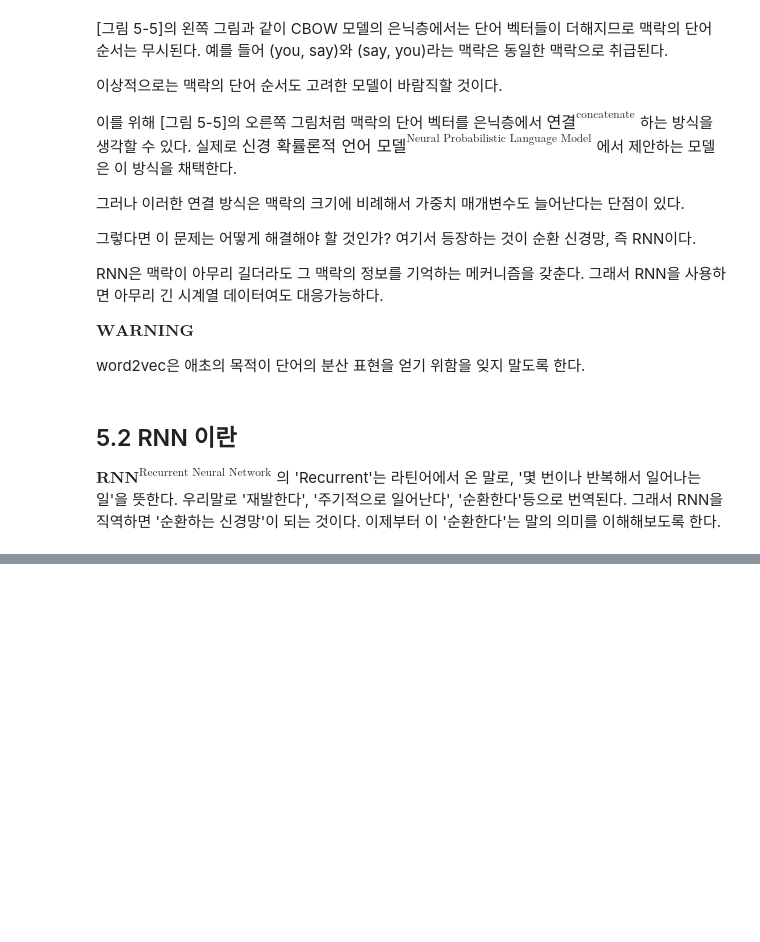
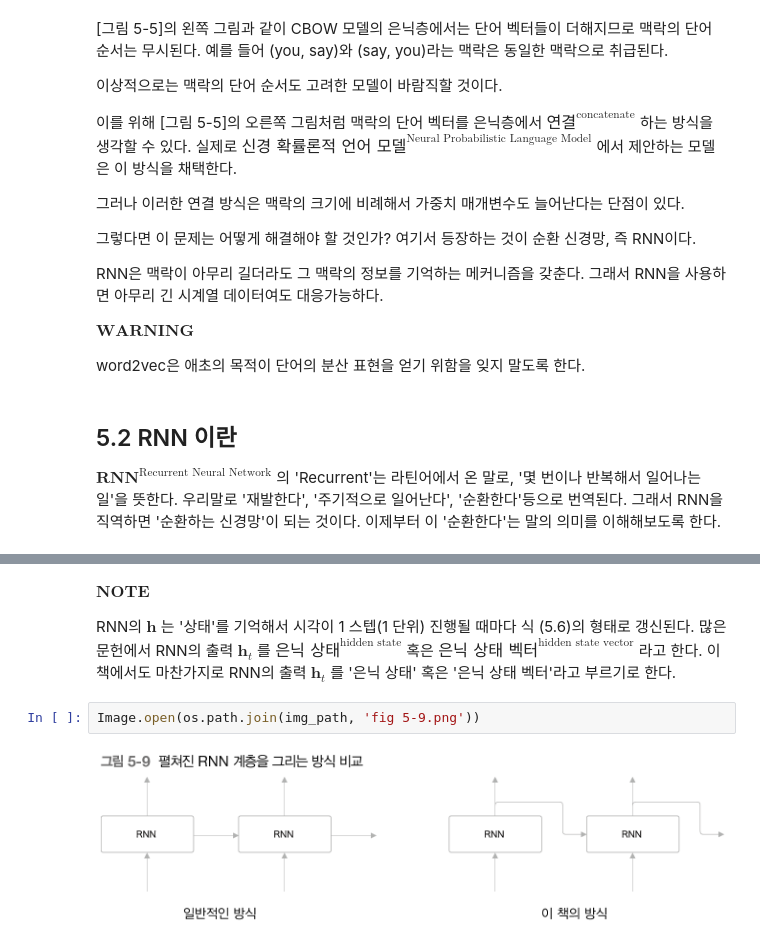
Before and after one commit to SeungChanBaek-stat/self_study, a Jupyter notebook: deep_learning_from_scratch/book_2/chapter05/chapter05.ipynb, the cells around one changed output, grey strips where cells are left out. Drawn from its saved outputs; the diff is of its cells as text; blank space fills up the shorter version.

```diff
--- a/deep_learning_from_scratch/book_2/chapter05/chapter05.ipynb
+++ b/deep_learning_from_scratch/book_2/chapter05/chapter05.ipynb
@@ -185,0 +269,8 @@ $\textbf{RNN}^{\text{Recurrent Neural Network}}$ 의 'Recurrent'는 라틴어에
+# %% [markdown]
+$\textbf{NOTE}$
+
+RNN의 $\mathbf{h}$ 는 '상태'를 기억해서 시각이 1 스텝(1 단위) 진행될 때마다 식 (5.6)의 형태로 갱신된다. 많은 문헌에서 RNN의 출력 $\mathbf{h}_t$ 를 $\textbf{은닉 상태}^{\text{hidden state}}$ 혹은 $\textbf{은닉 상태 벡터}^{\text{hidden state vector}}$ 라고 한다. 이 책에서도 마찬가지로 RNN의 출력 $\mathbf{h}_t$ 를 '은닉 상태' 혹은 '은닉 상태 벡터'라고 부르기로 한다.
+# %%
+Image.open(os.path.join(img_path, 'fig 5-9.png'))
+# %% [output]
+[figure, added]
```
Also changed, not shown: parts of 103 cells of this notebook, 9 other files.
